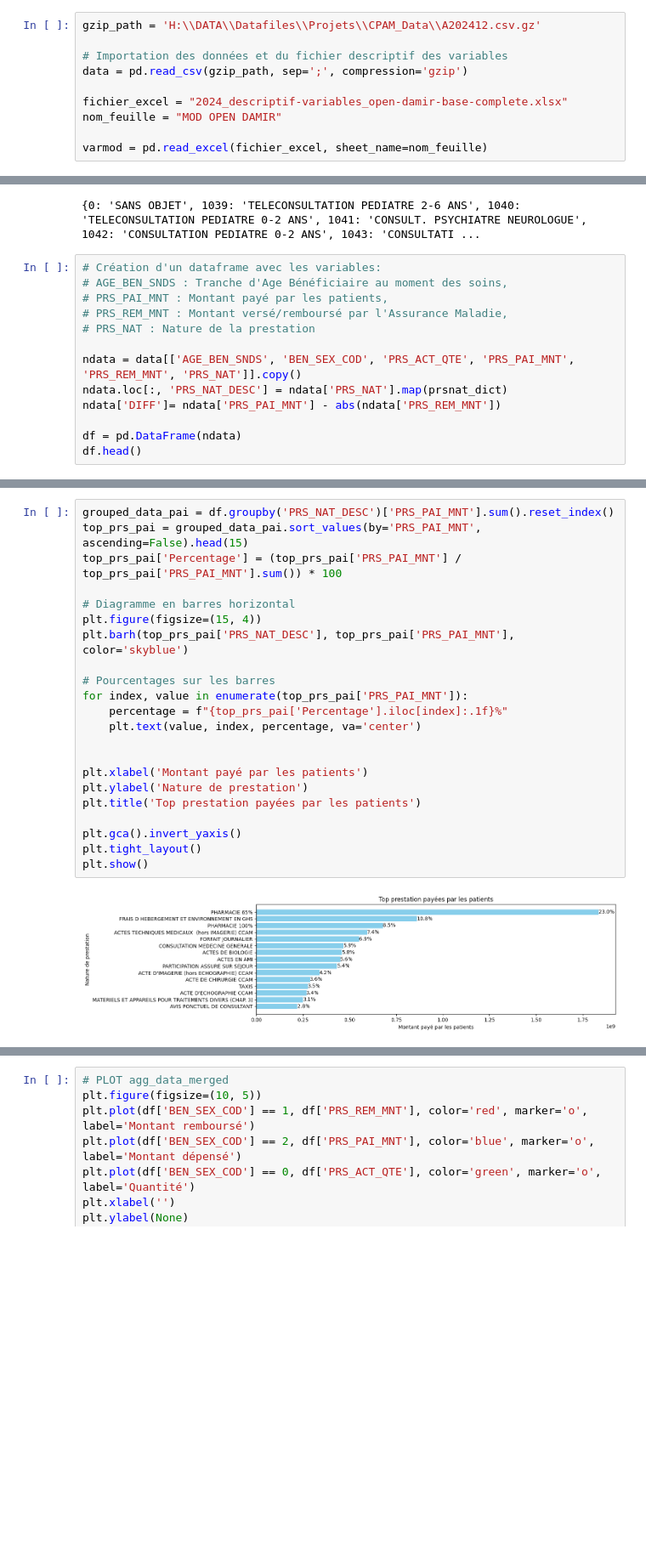
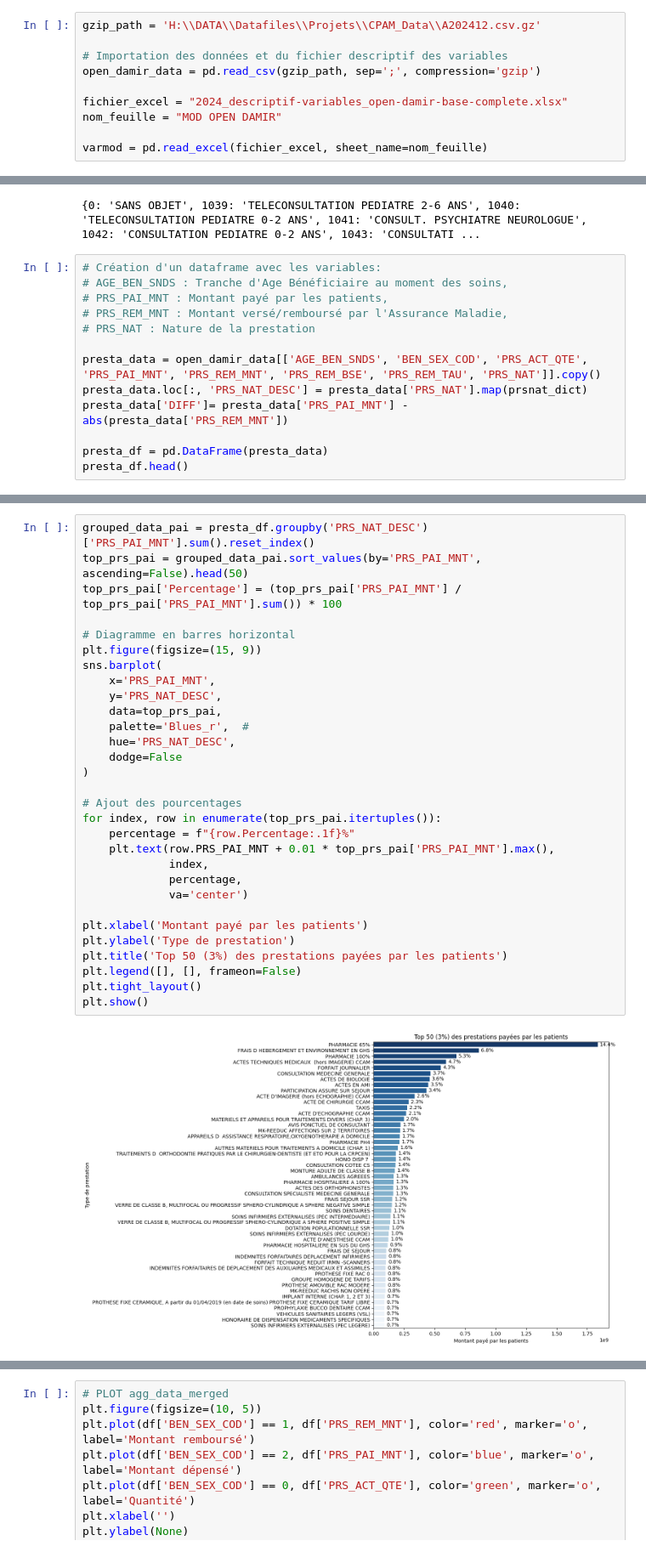
Before and after one commit to Gustiyn/Analyse-des-donn-es-de-la-CPAM, a Jupyter notebook: open_damir.ipynb, the cells around one changed output, grey strips where cells are left out. Shown at 85% size. Drawn from its saved outputs; the diff is of its cells as text; blank space fills up the shorter version.

```diff
--- a/open_damir.ipynb
+++ b/open_damir.ipynb
@@ -26,7 +29,7 @@ from scipy.stats import norm
 gzip_path = 'H:\\DATA\\Datafiles\\Projets\\CPAM_Data\\A202412.csv.gz'
 
 # Importation des données et du fichier descriptif des variables
-data = pd.read_csv(gzip_path, sep=';', compression='gzip')
+open_damir_data = pd.read_csv(gzip_path, sep=';', compression='gzip')
 
 fichier_excel = "2024_descriptif-variables_open-damir-base-complete.xlsx"
 nom_feuille = "MOD OPEN DAMIR"
@@ -73,10 +78,10 @@ print(prsnat_dict)
 # PRS_REM_MNT : Montant versé/remboursé par l'Assurance Maladie,
 # PRS_NAT : Nature de la prestation
 
-ndata = data[['AGE_BEN_SNDS', 'BEN_SEX_COD', 'PRS_ACT_QTE', 'PRS_PAI_MNT', 'PRS_REM_MNT', 'PRS_NAT']].copy()
-ndata.loc[:, 'PRS_NAT_DESC'] = ndata['PRS_NAT'].map(prsnat_dict)
-ndata['DIFF']= ndata['PRS_PAI_MNT'] - abs(ndata['PRS_REM_MNT'])
+presta_data = open_damir_data[['AGE_BEN_SNDS', 'BEN_SEX_COD', 'PRS_ACT_QTE', 'PRS_PAI_MNT', 'PRS_REM_MNT', 'PRS_REM_BSE', 'PRS_REM_TAU', 'PRS_NAT']].copy()
+presta_data.loc[:, 'PRS_NAT_DESC'] = presta_data['PRS_NAT'].map(prsnat_dict)
+presta_data['DIFF']= presta_data['PRS_PAI_MNT'] - abs(presta_data['PRS_REM_MNT'])
 
-df = pd.DataFrame(ndata)
-df.head()
+presta_df = pd.DataFrame(presta_data)
+presta_df.head()
 # %% [output]
@@ -113,24 +130,32 @@ plt.show()
 # %%
-grouped_data_pai = df.groupby('PRS_NAT_DESC')['PRS_PAI_MNT'].sum().reset_index()
-top_prs_pai = grouped_data_pai.sort_values(by='PRS_PAI_MNT', ascending=False).head(15)
+grouped_data_pai = presta_df.groupby('PRS_NAT_DESC')['PRS_PAI_MNT'].sum().reset_index()
+top_prs_pai = grouped_data_pai.sort_values(by='PRS_PAI_MNT', ascending=False).head(50)
 top_prs_pai['Percentage'] = (top_prs_pai['PRS_PAI_MNT'] / top_prs_pai['PRS_PAI_MNT'].sum()) * 100
 
 # Diagramme en barres horizontal
-plt.figure(figsize=(15, 4))
-plt.barh(top_prs_pai['PRS_NAT_DESC'], top_prs_pai['PRS_PAI_MNT'], color='skyblue')
+plt.figure(figsize=(15, 9))
+sns.barplot(
+    x='PRS_PAI_MNT',
+    y='PRS_NAT_DESC',
+    data=top_prs_pai,
+    palette='Blues_r',  #
+    hue='PRS_NAT_DESC',
+    dodge=False
+)
 
-# Pourcentages sur les barres
-for index, value in enumerate(top_prs_pai['PRS_PAI_MNT']):
-    percentage = f"{top_prs_pai['Percentage'].iloc[index]:.1f}%"
-    plt.text(value, index, percentage, va='center')
-
+# Ajout des pourcentages
+for index, row in enumerate(top_prs_pai.itertuples()):
+    percentage = f"{row.Percentage:.1f}%"
+    plt.text(row.PRS_PAI_MNT + 0.01 * top_prs_pai['PRS_PAI_MNT'].max(),
+             index,
+             percentage,
+             va='center')
 
 plt.xlabel('Montant payé par les patients')
-plt.ylabel('Nature de prestation')
-plt.title('Top prestation payées par les patients')
-
-plt.gca().invert_yaxis()
+plt.ylabel('Type de prestation')
+plt.title('Top 50 (3%) des prestations payées par les patients')
+plt.legend([], [], frameon=False)
 plt.tight_layout()
 plt.show()
 # %% [output]
-[figure, old version]
+[figure, new version]
```
Also changed, not shown: parts of 40 cells of this notebook, 2 other files.
